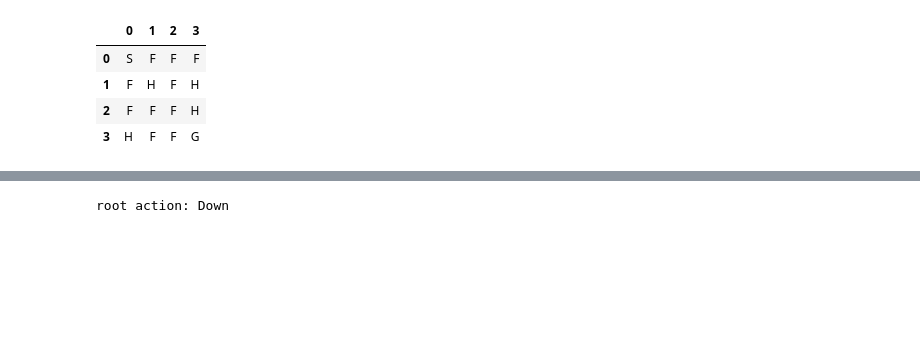
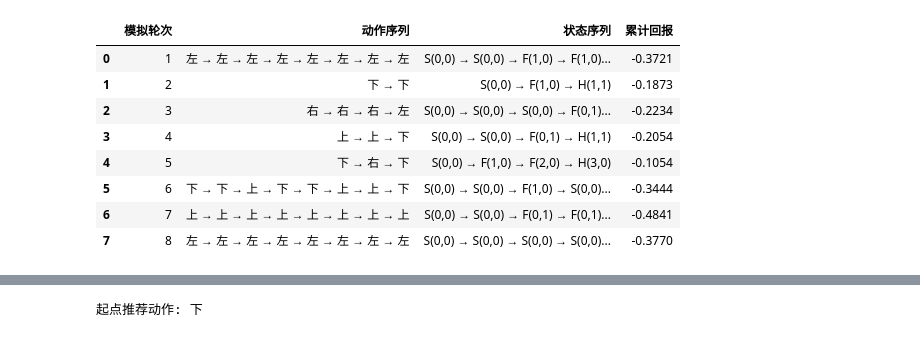
Before and after one commit to zhesun-0209/ai-thinking-labs, a Jupyter notebook: notebooks/ch12_mcts.ipynb, the cells around one changed output, grey strips where cells are left out. Saved outputs shown, nothing was run; the diff lists cells and outputs as text; code cells hidden in the pictures; blank space fills up the shorter version.

```diff
--- a/notebooks/ch12_mcts.ipynb
+++ b/notebooks/ch12_mcts.ipynb
@@ -85,46 +231,48 @@ import gymnasium as gym
 # %%
-# FrozenLake-v1：用 UCT 从起点做 Monte Carlo Tree Search。
-mcts_env = gym.make("FrozenLake-v1", map_name="4x4", is_slippery=True)
-mcts_P = mcts_env.unwrapped.P
-mcts_map = np.array([
-    [cell.decode("utf-8") if isinstance(cell, bytes) else str(cell) for cell in row]
-    for row in mcts_env.unwrapped.desc
-])
-mcts_actions = {0: "Left", 1: "Down", 2: "Right", 3: "Up"}
-mcts_arrows = {0: "←", 1: "↓", 2: "→", 3: "↑"}
-root_state = 0
+# 运行 UCT：平均回报代表动作已有表现，探索项代表还值得继续试探。
 rng = np.random.default_rng(12)
 N_state = defaultdict(int)
 N_action = defaultdict(int)
 W_action = defaultdict(float)
 
 def sample_model_step(state, action):
-    outcomes = mcts_P[state][action]
+    outcomes = mcts_step_model(state, action)
     probs = np.array([item[0] for item in outcomes], dtype=float)
     probs = probs / probs.sum()
     idx = rng.choice(len(outcomes), p=probs)
-    prob, next_state, reward, done = outcomes[idx]
+    prob, next_state, reward, done, _ = outcomes[idx]
     return next_state, reward, done
 
 
 def uct_action(state, c=1.4):
-    for action in range(mcts_env.action_space.n):
+    for action in mcts_actions:
         if N_action[(state, action)] == 0:
             return action
     scores = []
-    for action in range(mcts_env.action_space.n):
+    for action in mcts_actions:
         mean_value = W_action[(state, action)] / N_action[(state, action)]
         explore = c * np.sqrt(np.log(N_state[state] + 1) / N_action[(state, action)])
         scores.append(mean_value + explore)
     return int(np.argmax(scores))
 
 
+def rollout_action(state):
+    scores = []
+    for action in mcts_actions:
+        outcomes = mcts_step_model(state, action)
+        scores.append(sum(prob * reward for prob, _, reward, _, _ in outcomes))
+    scores = np.array(scores)
+    weights = np.exp((scores - scores.max()) * 5.0)
+    weights = weights / weights.sum()
+    return int(rng.choice(list(mcts_actions.keys()), p=weights))
+
+
 def rollout(state, depth_limit=18, gamma=0.99):
     total = 0.0
     discount = 1.0
     for _ in range(depth_limit):
-        action = rng.integers(mcts_env.action_space.n)
-        state, reward, done = sample_model_step(state, int(action))
+        action = rollout_action(state)
+        state, reward, done = sample_model_step(state, action)
         total += discount * reward
         discount *= gamma
         if done:
@@ -133,52 +281,76 @@ def rollout(state, depth_limit=18, gamma=0.99):
 
 
 simulation_rows = []
-for simulation in range(1, 1201):
+early_simulation_rows = []
+for simulation in range(1, 1001):
     state = root_state
     path = []
+    path_states = [root_state]
+    path_actions = []
     total_reward = 0.0
     discount = 1.0
     done = False
     for depth in range(18):
         action = uct_action(state)
         path.append((state, action))
+        path_actions.append(mcts_actions[action])
         next_state, reward, done = sample_model_step(state, action)
         total_reward += discount * reward
         discount *= 0.99
         state = next_state
+        path_states.append(state)
         if done:
             break
     if not done:
         total_reward += discount * rollout(state)
+
+    if simulation <= 8:
+        early_simulation_rows.append({
+            "模拟轮次": simulation,
+            "动作序列": " → ".join(path_actions[:8]),
+            "状态序列": " → ".join(state_name(s) for s in path_states[:9]),
+            "累计回报": total_reward,
+        })
 
     for state, action in path:
         N_state[state] += 1
         N_action[(state, action)] += 1
         W_action[(state, action)] += total_reward
     if simulation % 200 == 0:
         simulation_rows.append({"simulation": simulation, "root_visits": N_state[root_state]})
 
 root_rows = []
-for action in range(mcts_env.action_space.n):
+for action in mcts_actions:
     visits = N_action[(root_state, action)]
     mean_value = W_action[(root_state, action)] / visits if visits else 0
     explore = 1.4 * np.sqrt(np.log(N_state[root_state] + 1) / visits) if visits else 0
     root_rows.append({
+        "action_id": action,
         "action": mcts_actions[action],
         "visits": visits,
         "mean_value": mean_value,
         "explore": explore,
         "UCT": mean_value + explore,
     })
 
 mcts_root_df = pd.DataFrame(root_rows).sort_values("UCT", ascending=False).reset_index(drop=True)
 mcts_sim_df = pd.DataFrame(simulation_rows)
-display(pd.DataFrame(mcts_map))
-display(mcts_root_df.round(4))
-print("root action:", mcts_root_df.loc[0, "action"])
+display(pd.DataFrame(early_simulation_rows).round(4))
+display(mcts_root_df.rename(columns={
+    "action_id": "动作编号",
+    "action": "动作",
+    "visits": "访问次数",
+    "mean_value": "平均回报",
+    "explore": "探索项",
+}).round(4))
+print("起点推荐动作:", mcts_root_df.loc[0, "action"])
 # %% [output]
-|  | 0 | 1 | 2 | 3 |
-| 0 | S | F | F | F |
-| 1 | F | H | F | H |
-| 2 | F | F | F | H |
-| 3 | H | F | F | G |
+|  | 模拟轮次 | 动作序列 | 状态序列 | 累计回报 |
+| 0 | 1 | 左 → 左 → 左 → 左 → 左 → 左 → 左 → 左 | S(0,0) → S(0,0) → F(1,0) → F(1,0)... | -0.3721 |
+| 1 | 2 | 下 → 下 | S(0,0) → F(1,0) → H(1,1) | -0.1873 |
+| 2 | 3 | 右 → 右 → 右 → 左 | S(0,0) → S(0,0) → S(0,0) → F(0,1)... | -0.2234 |
+| 3 | 4 | 上 → 上 → 下 | S(0,0) → S(0,0) → F(0,1) → H(1,1) | -0.2054 |
+| 4 | 5 | 下 → 右 → 下 | S(0,0) → F(1,0) → F(2,0) → H(3,0) | -0.1054 |
+| 5 | 6 | 下 → 下 → 上 → 下 → 下 → 上 → 上 → 下 | S(0,0) → S(0,0) → F(1,0) → S(0,0)... | -0.3444 |
+| 6 | 7 | 上 → 上 → 上 → 上 → 上 → 上 → 上 → 上 | S(0,0) → S(0,0) → F(0,1) → F(0,1)... | -0.4841 |
+| 7 | 8 | 左 → 左 → 左 → 左 → 左 → 左 → 左 → 左 | S(0,0) → S(0,0) → S(0,0) → S(0,0)... | -0.3770 |
@@ -190 +362 @@ print("root action:", mcts_root_df.loc[0, "action"])
-root action: Down
+起点推荐动作: 下
```
Also changed, not shown: parts of 9 cells of this notebook, 53 other files.
